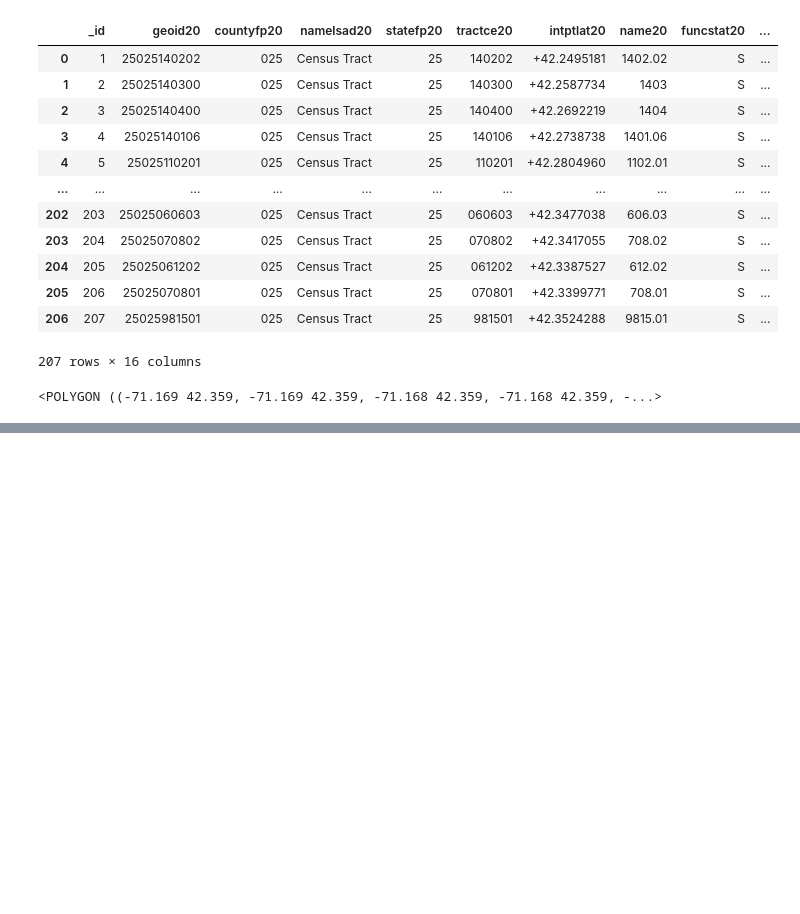
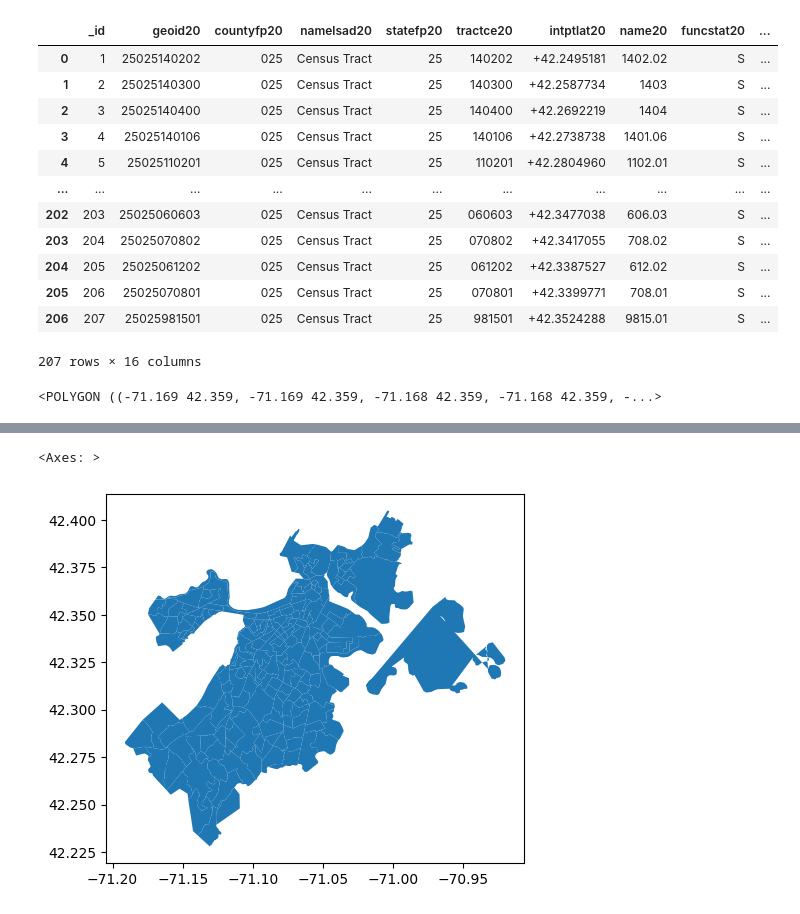
Before and after one commit to josephheadley3/food-inspection-prediction-model, a Jupyter notebook: data_cleaning_steps.ipynb, the cells around one changed output, grey strips where cells are left out. Saved outputs shown, nothing was run; the diff lists cells and outputs as text; code cells hidden in the pictures; blank space fills up the shorter version.

Commit message:
Worked further on cleaning geospatial and datetime portions of data

```diff
--- a/data_cleaning_steps.ipynb
+++ b/data_cleaning_steps.ipynb
@@ -580,0 +700,4 @@ NameError: name 'census_df' is not defined
+# %%
+census_df['FIPS'] = census_df['geoid20'].apply(int)
+# %%
+testdf = census_df.merge(svi_df, how="inner", on='FIPS')
@@ -580,0 +735,2 @@ NameError: name 'census_df' is not defined
+# %%
+stovfw_df = gpd.GeoDataFrame(testdf, geometry=testdf['Polygons'], crs="EPSG:4326")
@@ -580,0 +791,5 @@ NameError: name 'census_df' is not defined
+# %%
+stovfw_df.plot()
+# %% [output]
+<Axes: >
+[figure, added]
```
Also changed, not shown: parts of 49 cells of this notebook, 1 other file.
